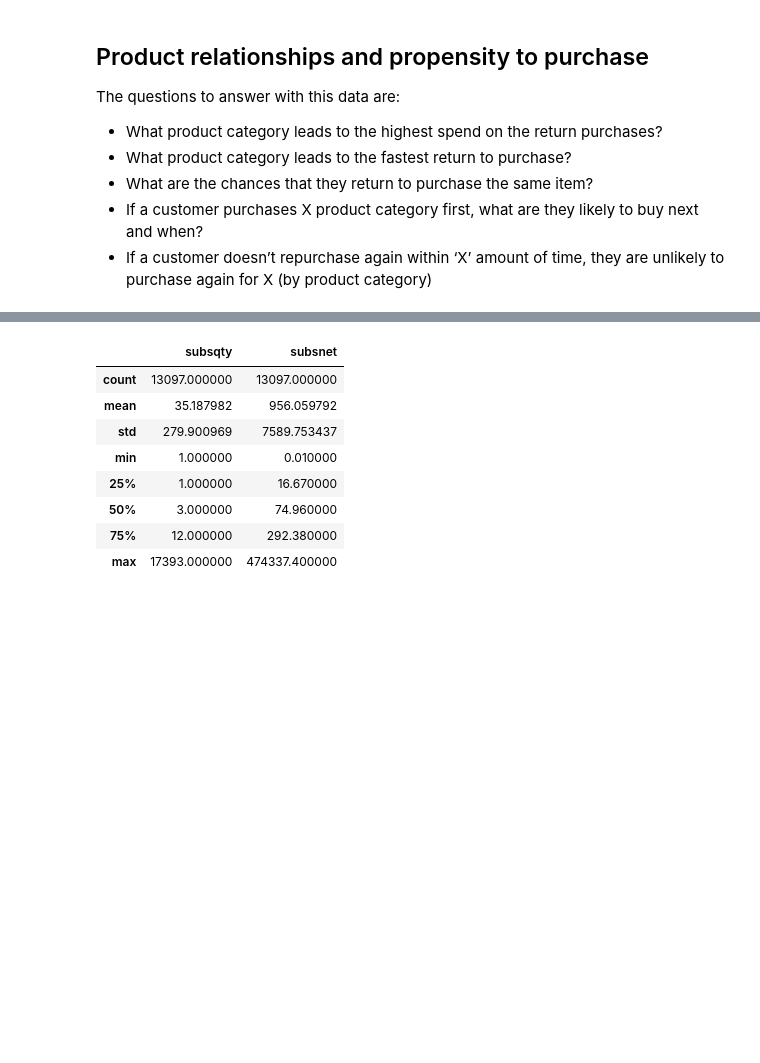
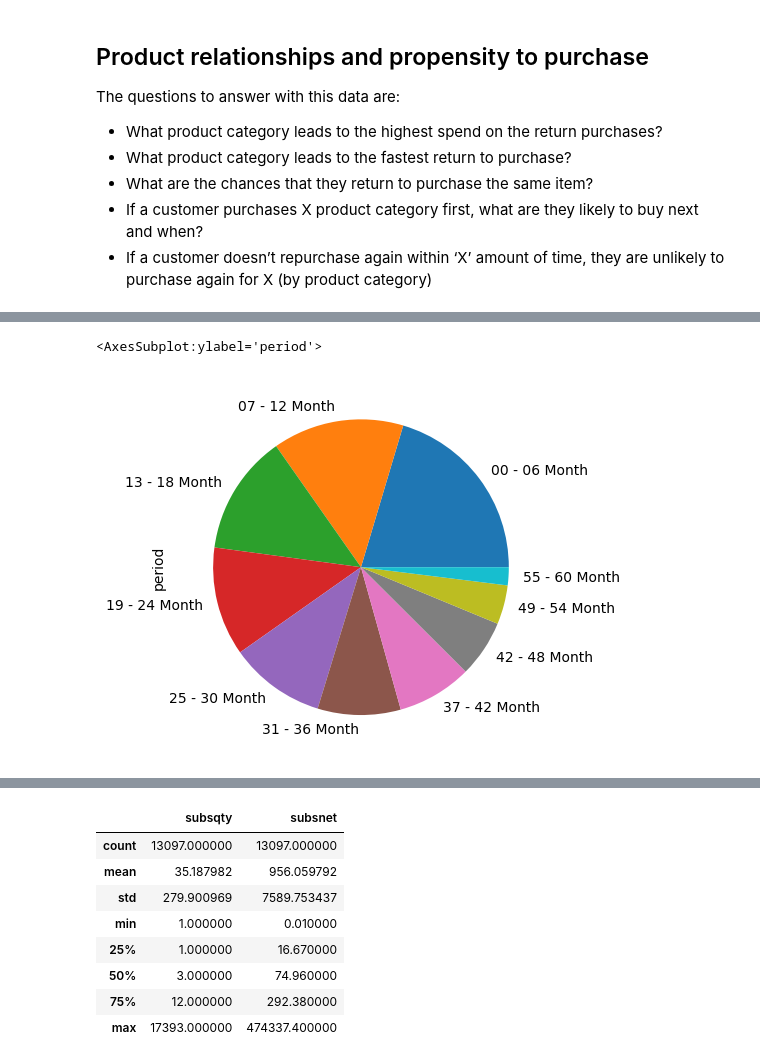
Before and after one commit to maxcwalker/documents, a Jupyter notebook: jupyter/productRelationships/relationshipAnalysis.ipynb, the cells around one changed output, grey strips where cells are left out. Saved outputs shown, nothing was run; the diff lists cells and outputs as text; code cells hidden in the pictures; blank space fills up the shorter version.

```diff
--- a/jupyter/productRelationships/relationshipAnalysis.ipynb
+++ b/jupyter/productRelationships/relationshipAnalysis.ipynb
@@ -28,0 +37,5 @@ d.head()
+# %%
+d['period'].value_counts().plot(kind='pie')
+# %% [output]
+<AxesSubplot:ylabel='period'>
+[figure, added]
```
Also changed, not shown: parts of 18 cells of this notebook, 3 other files.
